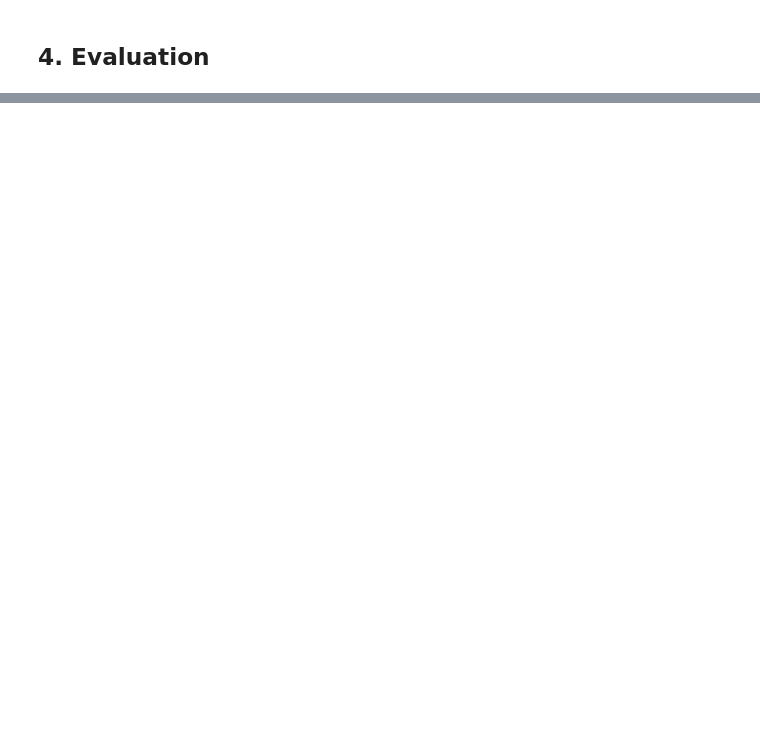
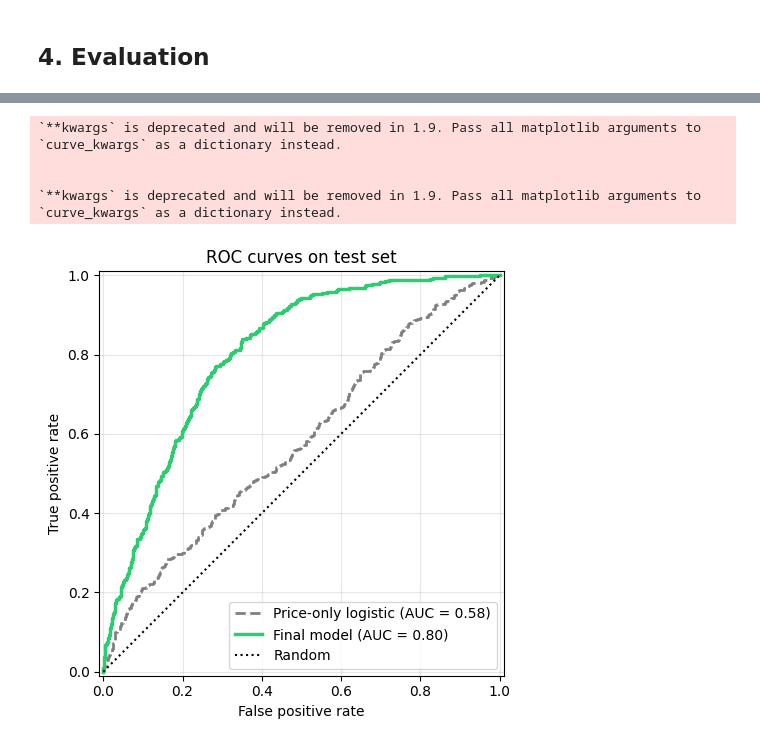
Before and after one commit to derekkuang/wallstreetbets_sentiment_analysis, a Jupyter notebook: main.ipynb, the cells around one changed output, grey strips where cells are left out. Saved outputs shown, nothing was run; the diff lists cells and outputs as text; code cells hidden in the pictures; blank space fills up the shorter version.

```diff
--- a/main.ipynb
+++ b/main.ipynb
@@ -1533,16 +1572,15 @@ Sentiment agg shape: (25176, 7)
 # %%
+# Sentiment features we expect to merge in
+sent_cols = ['sent_mean']
+
 def merge_sentiment(df, sent_df):
     df = df.merge(sent_df, on=['ticker', 'datetime'], how='left')
 
-    # Fill missing sentiment values (days with no comments) with 0
-    for col in ['sent_mean', 'sent_std', 'sent_pos_frac', 'sent_neg_frac']:
+
+    for col in sent_cols:
         df[col] = df[col].fillna(0.0)
     return df
 
 train_df = merge_sentiment(train_df, sent_agg)
 val_df   = merge_sentiment(val_df, sent_agg)
 test_df  = merge_sentiment(test_df, sent_agg)
-
-print("Train with sentiment:", train_df.shape)
-print("Val with sentiment:",   val_df.shape)
-print("Test with sentiment:",  test_df.shape)
@@ -2204,0 +1916,56 @@ AUC      : 0.8052
+# %%
+
+
+fig_roc, ax_roc = plt.subplots(figsize=(5, 5))
+
+# Price-only logistic (gray, dashed)
+RocCurveDisplay.from_predictions(
+    y_test_eval,
+    probs_price,
+    name="Price-only logistic",
+    ax=ax_roc,
+    color="gray",
+    linestyle="--",
+    linewidth=2,
+)
+
+# Final tuned model (strong green)
+RocCurveDisplay.from_predictions(
+    y_test_grid,
+    y_prob_test_best,
+    name="Final model",
+    ax=ax_roc,
+    color="#2ECC71",
+    linewidth=2.5,
+)
+
+# Random baseline
+ax_roc.plot(
+    [0, 1], [0, 1],
+    linestyle=":",
+    color="black",
+    linewidth=1.5,
+    label="Random"
+)
+
+ax_roc.set_title("ROC curves on test set")
+ax_roc.set_xlabel("False positive rate")
+ax_roc.set_ylabel("True positive rate")
+
+# Light grid to make reading off points easier
+ax_roc.grid(True, alpha=0.3)
+
+ax_roc.legend(loc="lower right")
+
+plt.tight_layout()
+
+out_path_roc = "plots/roc_price_vs_final.png"
+fig_roc.savefig(out_path_roc, dpi=150, bbox_inches="tight")
+
+plt.show()
+# %% [output]
+`**kwargs` is deprecated and will be removed in 1.9. Pass all matplotlib arguments to `curve_kwargs` as a dictionary instead.
+
+
+`**kwargs` is deprecated and will be removed in 1.9. Pass all matplotlib arguments to `curve_kwargs` as a dictionary instead.
+[figure, added]
```
Also changed, not shown: parts of 59 cells of this notebook, 10 other files.
